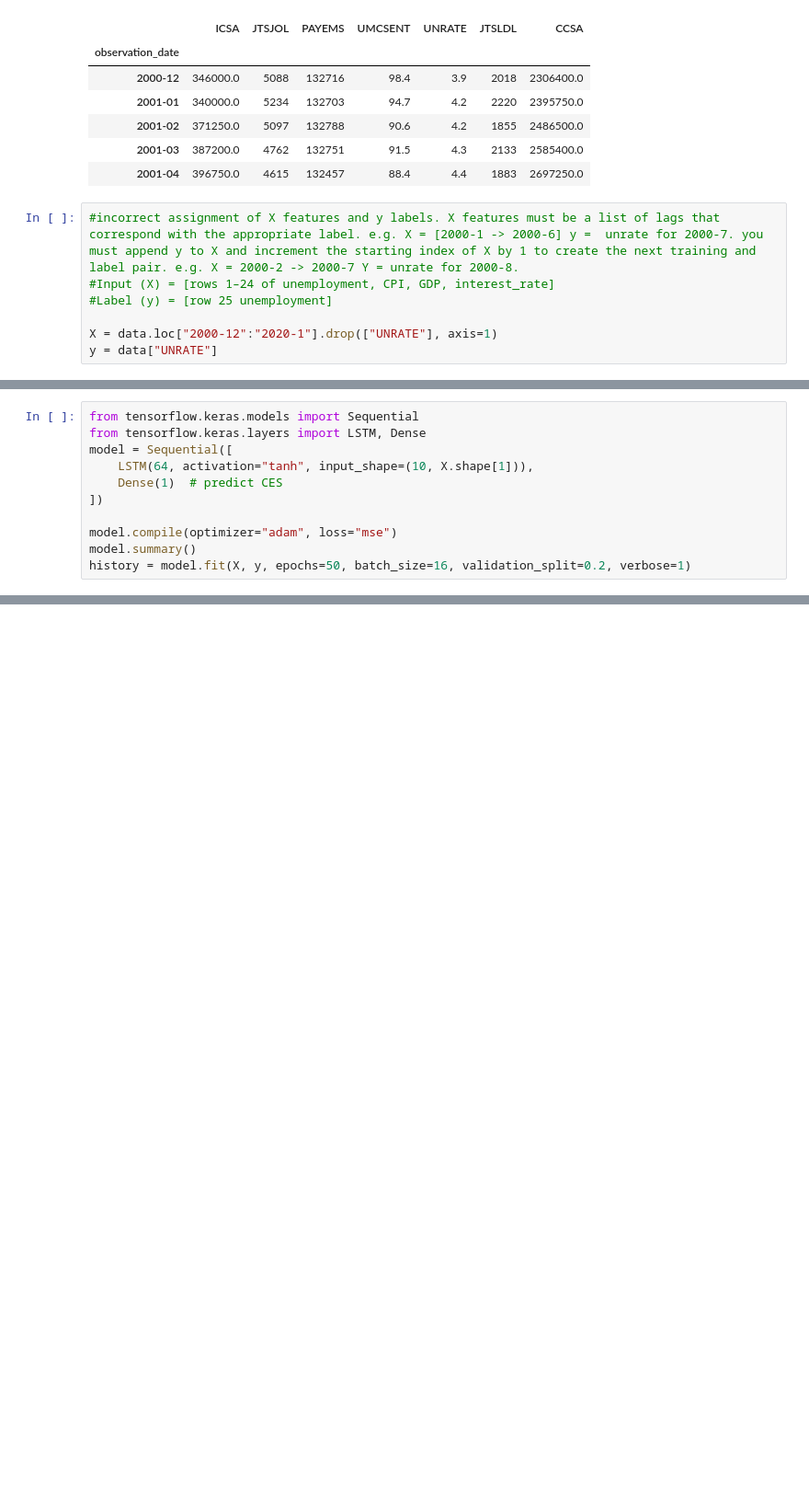
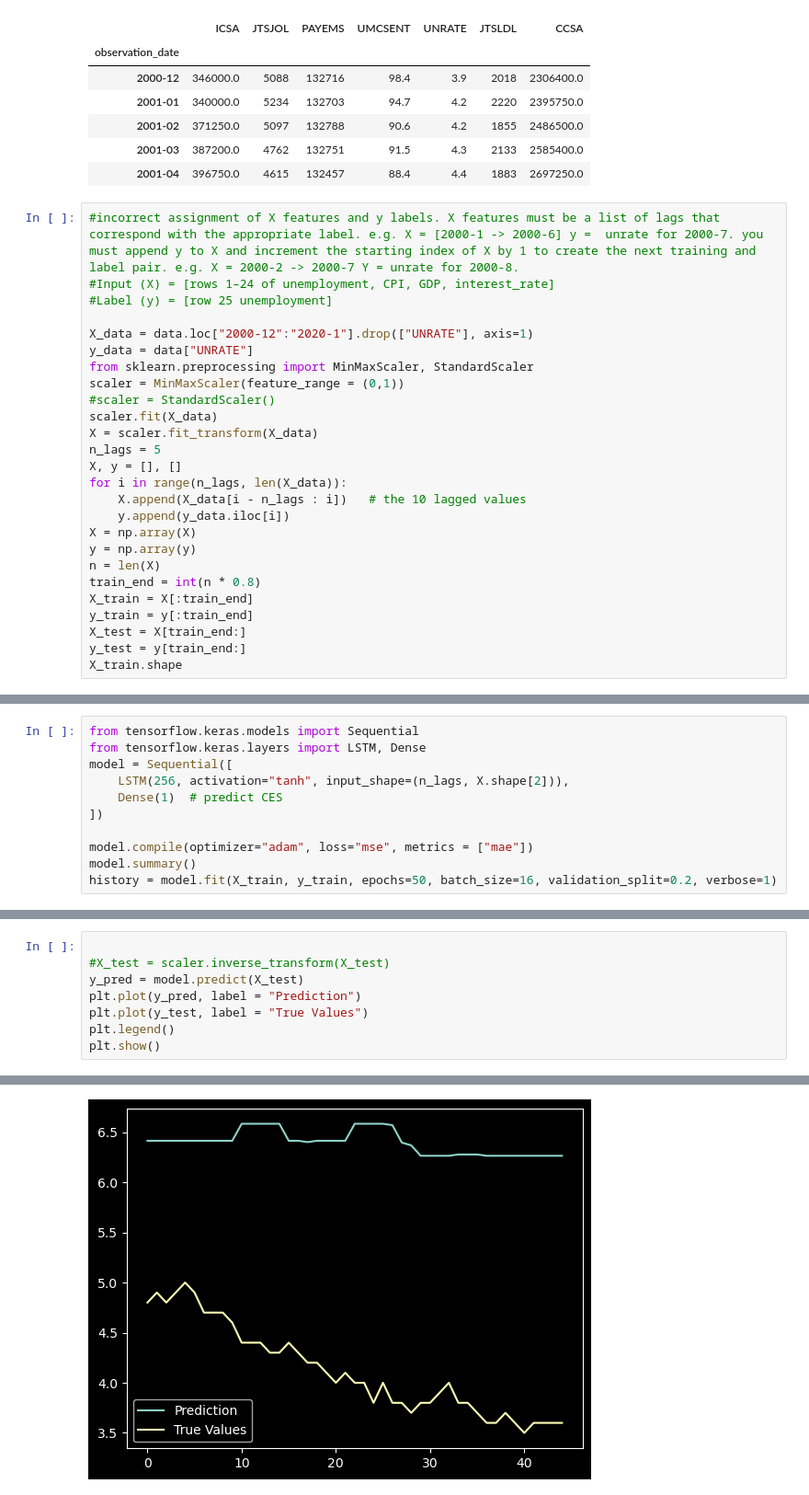
Before and after one commit to B-Hugger/TimeSeries-Forcast, a Jupyter notebook: TimeSeries Forcast/Forecasting Unemployement.ipynb, the cells around one changed output, grey strips where cells are left out. Shown at 92% size. Saved outputs shown, nothing was run; the diff lists cells and outputs as text; blank space fills up the shorter version.

```diff
--- a/TimeSeries Forcast/Forecasting Unemployement.ipynb
+++ b/TimeSeries Forcast/Forecasting Unemployement.ipynb
@@ -71,5 +71,24 @@ data.head()
 #Input (X) = [rows 1–24 of unemployment, CPI, GDP, interest_rate]
 #Label (y) = [row 25 unemployment]
 
-X = data.loc["2000-12":"2020-1"].drop(["UNRATE"], axis=1)
-y = data["UNRATE"]
+X_data = data.loc["2000-12":"2020-1"].drop(["UNRATE"], axis=1)
+y_data = data["UNRATE"]
+from sklearn.preprocessing import MinMaxScaler, StandardScaler
+scaler = MinMaxScaler(feature_range = (0,1))
+#scaler = StandardScaler()
+scaler.fit(X_data)
+X = scaler.fit_transform(X_data)
+n_lags = 5
+X, y = [], []
+for i in range(n_lags, len(X_data)):
+    X.append(X_data[i - n_lags : i])   # the 10 lagged values
+    y.append(y_data.iloc[i])
+X = np.array(X)
+y = np.array(y)
+n = len(X)
+train_end = int(n * 0.8)
+X_train = X[:train_end]
+y_train = y[:train_end]
+X_test = X[train_end:]
+y_test = y[train_end:]
+X_train.shape
@@ -86,11 +98,11 @@ data.head()
 from tensorflow.keras.models import Sequential
 from tensorflow.keras.layers import LSTM, Dense
 model = Sequential([
-    LSTM(64, activation="tanh", input_shape=(10, X.shape[1])),
+    LSTM(256, activation="tanh", input_shape=(n_lags, X.shape[2])),
     Dense(1)  # predict CES
 ])
 
-model.compile(optimizer="adam", loss="mse")
+model.compile(optimizer="adam", loss="mse", metrics = ["mae"])
 model.summary()
-history = model.fit(X, y, epochs=50, batch_size=16, validation_split=0.2, verbose=1)
+history = model.fit(X_train, y_train, epochs=50, batch_size=16, validation_split=0.2, verbose=1)
 # %% [output]
@@ -119,0 +157,9 @@ ValueError: Invalid dtype: period[M]
+# %%
+
+#X_test = scaler.inverse_transform(X_test)
+y_pred = model.predict(X_test)
+plt.plot(y_pred, label = "Prediction")
+plt.plot(y_test, label = "True Values")
+plt.legend()
+plt.show()
+# %% [output]
@@ -119,0 +167 @@ ValueError: Invalid dtype: period[M]
+[figure, added]
```
Also changed, not shown: parts of 6 cells of this notebook.
